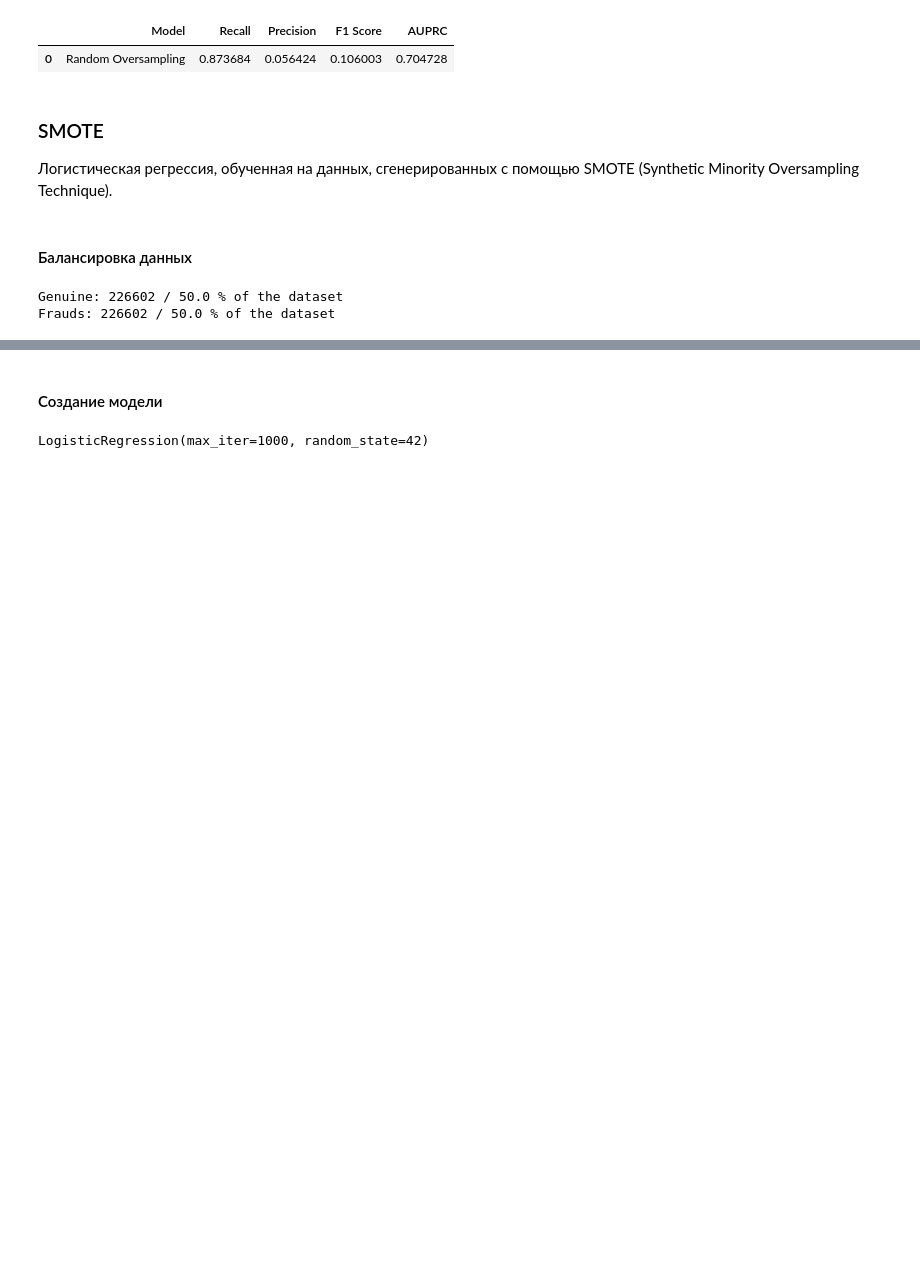
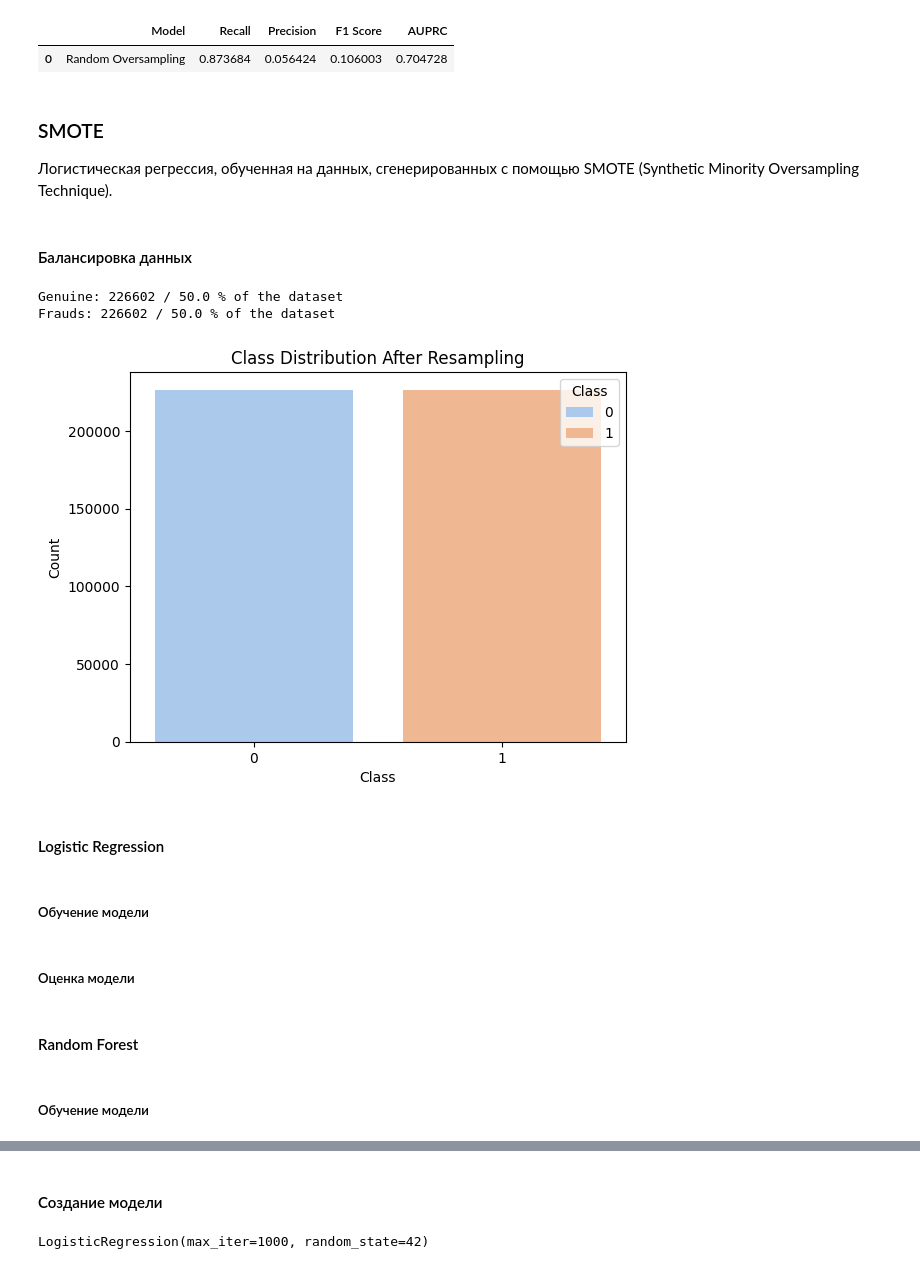
Before and after one commit to skytecat/FraudDetection, a Jupyter notebook: FraudDetection.ipynb, the cells around one changed output, grey strips where cells are left out. Drawn from its saved outputs; the diff is of its cells as text; code cells hidden in the pictures; blank space fills up the shorter version.

```diff
--- a/FraudDetection.ipynb
+++ b/FraudDetection.ipynb
@@ -857,3 +642,21 @@ print('Frauds:', y_smote.value_counts()[1], '/',round(y_smote.value_counts()[1]/
 # %% [output]
 Genuine: 226602 / 50.0 % of the dataset
 Frauds: 226602 / 50.0 % of the dataset
+# %%
+sns.countplot(x=y_smote, palette='pastel', hue=y_smote)
+plt.title("Class Distribution After Resampling")
+plt.xlabel("Class")
+plt.ylabel("Count")
+plt.show()
+# %% [output]
+[figure, added]
+# %% [markdown]
+#### Logistic Regression
+# %% [markdown]
+##### Обучение модели
+# %% [markdown]
+##### Оценка модели
+# %% [markdown]
+#### Random Forest
+# %% [markdown]
+##### Обучение модели
```
Also changed, not shown: parts of 77 cells of this notebook.
